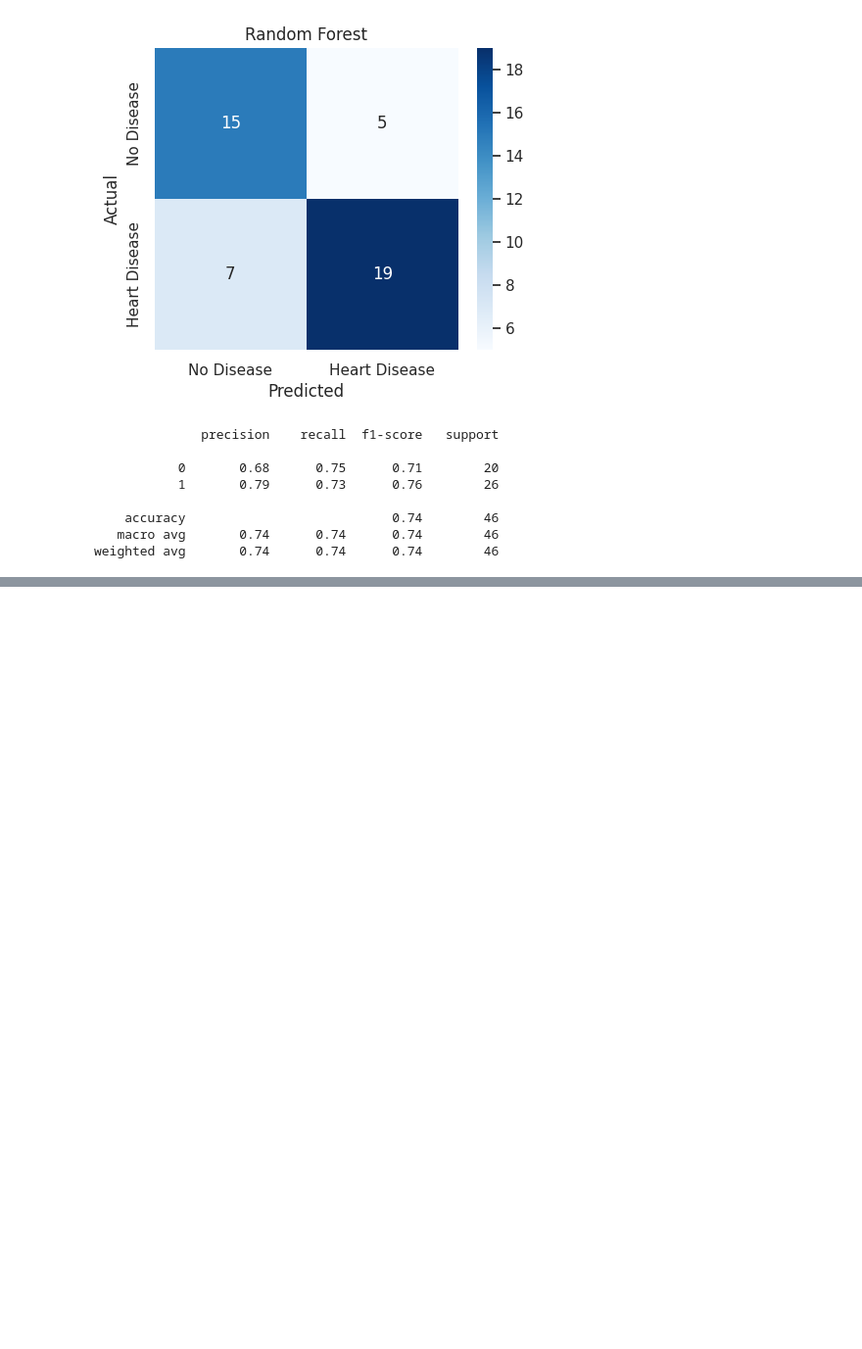
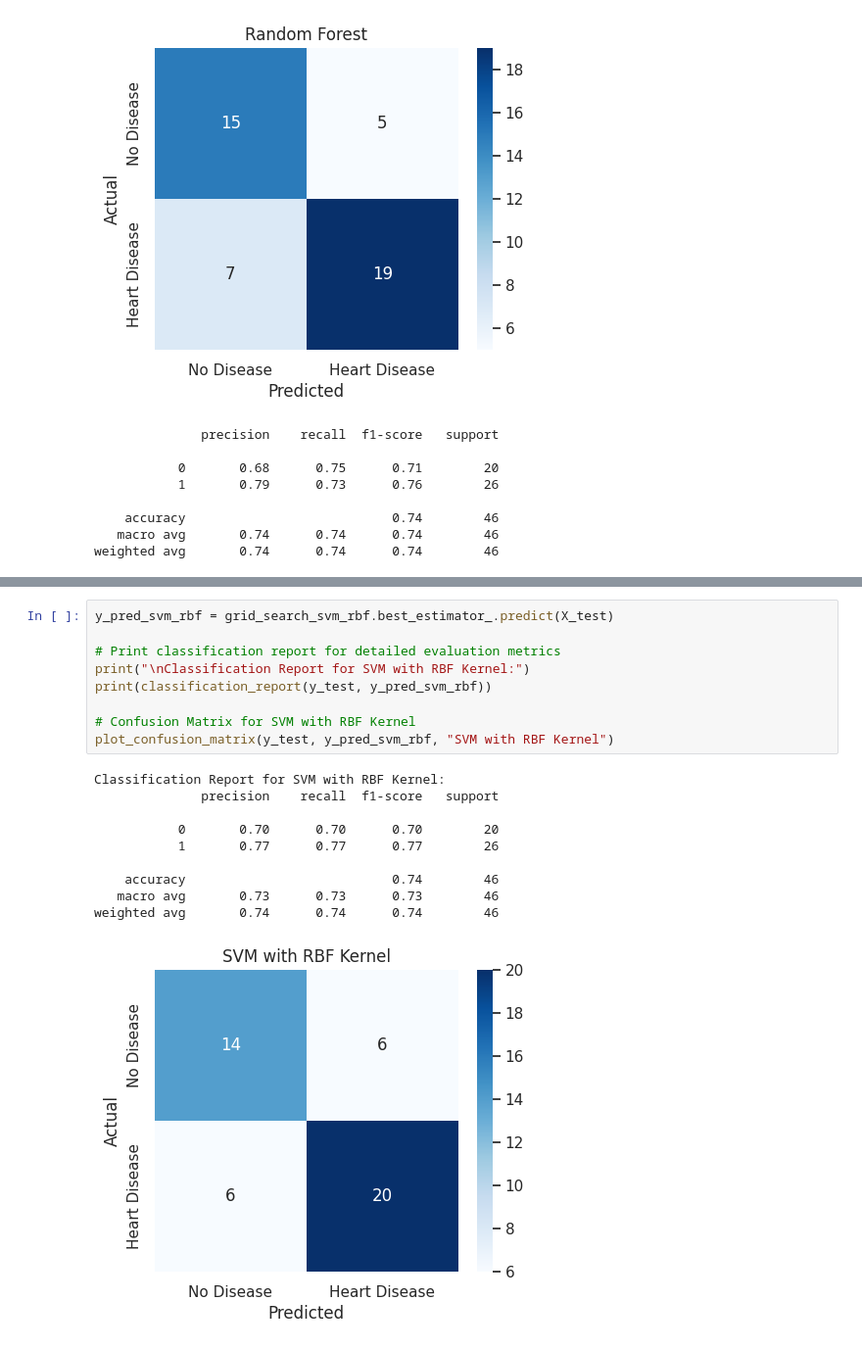
Before and after one commit to GudLukas/Lovelace-Team-Project, a Jupyter notebook: datacleanup.ipynb, the cells around one changed output, grey strips where cells are left out. Shown at 98% size. Cells and saved outputs as stored; diff of their text form; blank space fills up the shorter version.

```diff
--- a/datacleanup.ipynb
+++ b/datacleanup.ipynb
@@ -371,0 +427,20 @@ Best Parameters found by Grid Search:
+# %%
+y_pred_svm_rbf = grid_search_svm_rbf.best_estimator_.predict(X_test)
+
+# Print classification report for detailed evaluation metrics
+print("\nClassification Report for SVM with RBF Kernel:")
+print(classification_report(y_test, y_pred_svm_rbf))
+
+# Confusion Matrix for SVM with RBF Kernel
+plot_confusion_matrix(y_test, y_pred_svm_rbf, "SVM with RBF Kernel")
+# %% [output]
+Classification Report for SVM with RBF Kernel:
+              precision    recall  f1-score   support
+
+           0       0.70      0.70      0.70        20
+           1       0.77      0.77      0.77        26
+
+    accuracy                           0.74        46
+   macro avg       0.73      0.73      0.73        46
+weighted avg       0.74      0.74      0.74        46
+[figure, added]
```
Also changed, not shown: parts of 4 cells of this notebook.
